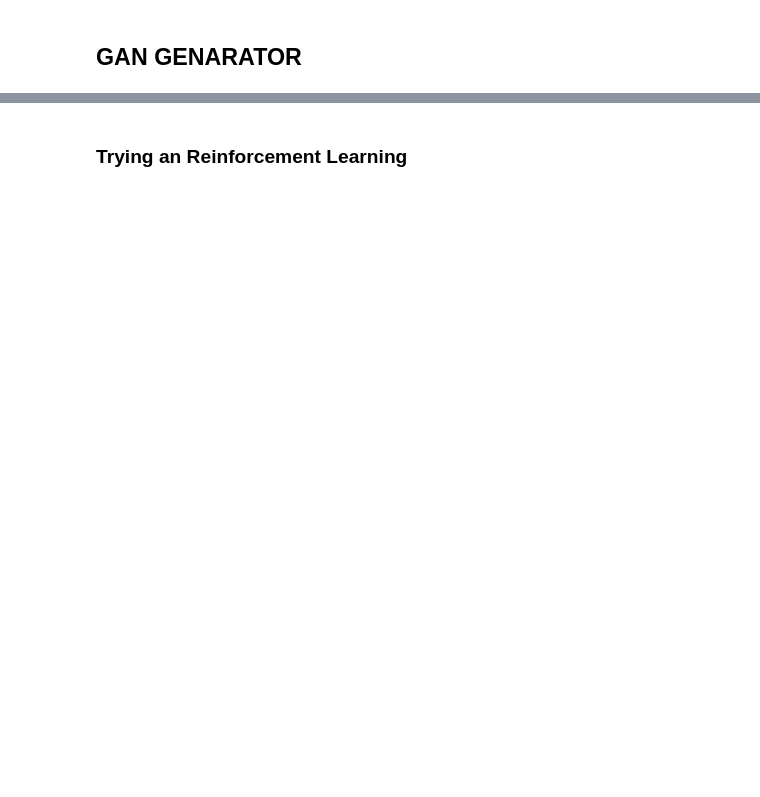
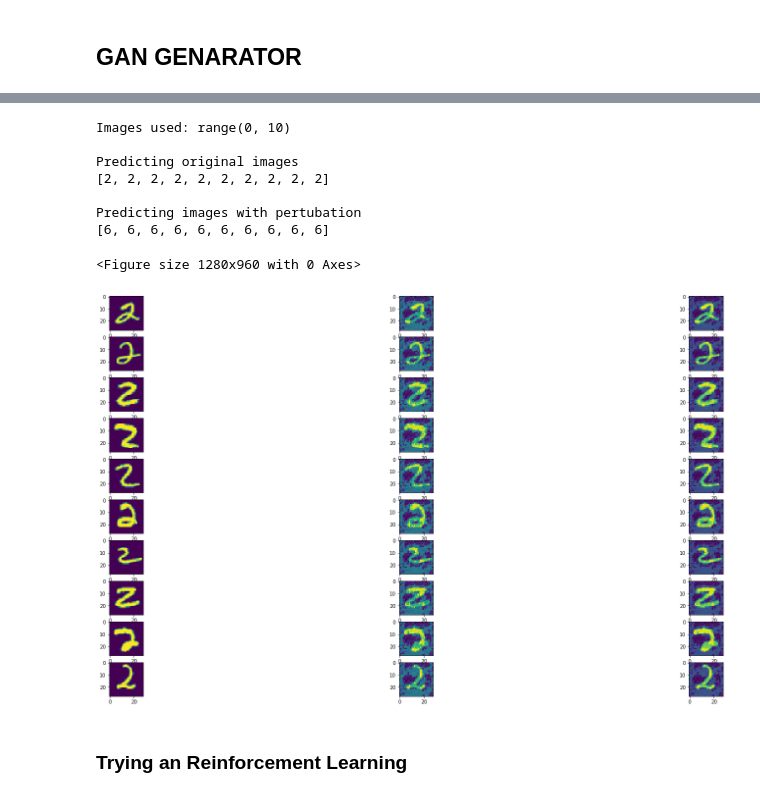
Before and after one commit to evertonaleixo/adversarialCNN, a Jupyter notebook: Challenge_For_AI.ipynb, the cells around one changed output, grey strips where cells are left out. Cells and saved outputs as stored; diff of their text form; code cells hidden in the pictures; blank space fills up the shorter version.

```diff
--- a/Challenge_For_AI.ipynb
+++ b/Challenge_For_AI.ipynb
@@ -502,3 +519,35 @@ plot_figures(X_10_samples_2, X_10_noise)
+# %%
+X_noise = np.reshape(individual, (1, 28, 28))
+fuzzy_imgs = (X_samples_2_GA + X_noise)
+fuzzy_imgs = np.clip(fuzzy_imgs, 0, 1)
+
+
+imgs_used = X_samples_2_GAN[:10]
+imgs_generated = model_generator.predict(imgs_used)
+imgs_fuzzy = np.reshape(imgs_generated, (imgs_generated.shape[0], 28, 28))
+imgs_fuzzy = np.clip(imgs_fuzzy, 0, 1)
+noises_used = imgs_used - imgs_fuzzy
+
+print("Images used: " + str(range(10)))
+print("\nPredicting original images")
+pred = [np.argmax(model.predict((imgs_used))[i]) for i in range(imgs_used.shape[0])]
+print(pred)
+
+print("\nPredicting images with pertubation")
+pred = [np.argmax(model.predict(imgs_fuzzy)[i]) for i in range(imgs_used.shape[0])]
+print(pred)
+
+plot_figures(imgs_used, noises_used)
+# %% [output]
+Images used: range(0, 10)
+
+Predicting original images
+[2, 2, 2, 2, 2, 2, 2, 2, 2, 2]
+
+Predicting images with pertubation
+[6, 6, 6, 6, 6, 6, 6, 6, 6, 6]
+<Figure size 1280x960 with 0 Axes>
+[figure, added]
 # %% [markdown]
 ### Trying an Reinforcement Learning
 # %%
```
Also changed, not shown: parts of 10 cells of this notebook.
